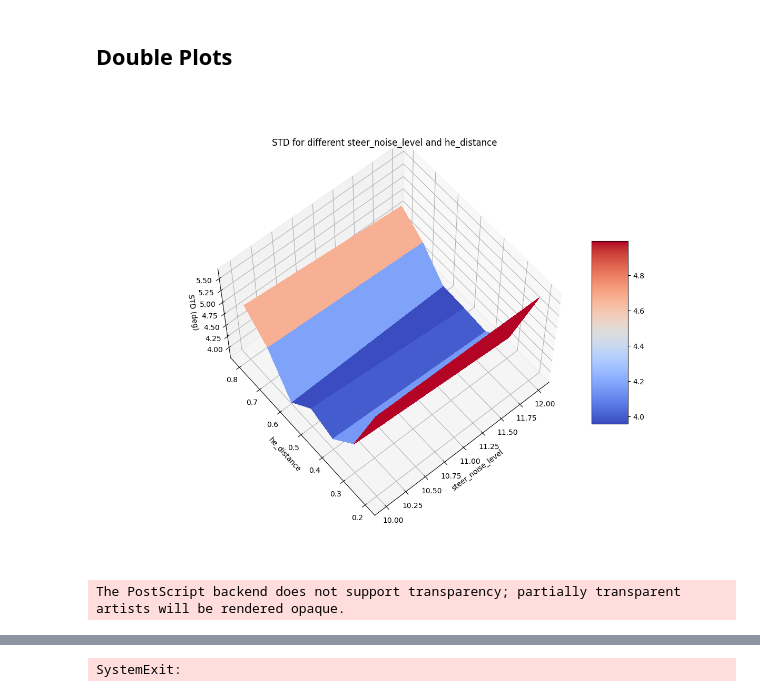
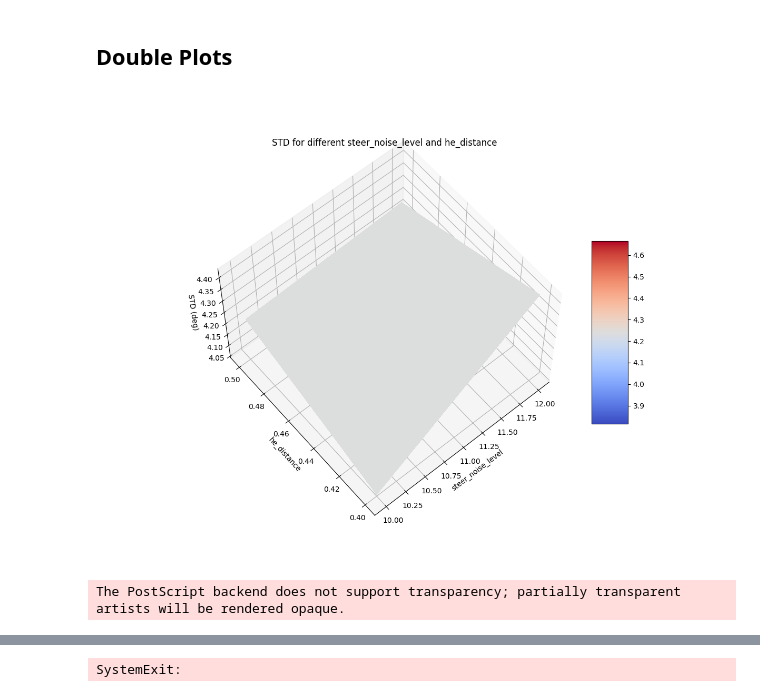
Before and after one commit to matgrand/bfmc_2022, a Jupyter notebook: combination_trainer.ipynb, the cells around one changed output, grey strips where cells are left out. Saved outputs shown, nothing was run; the diff lists cells and outputs as text; code cells hidden in the pictures.

```diff
--- a/combination_trainer.ipynb
+++ b/combination_trainer.ipynb
@@ -133,13 +155,13 @@ architecture_vars = ['a']
 droput_vars = [.3]#[0,.4,.8]
 
 steer_noise_level_vars = [10, 12] #[8, 12]#[0, 2, 4, 6, 8, 10, 12, 14, 16, 18, 20]#[0,4,8,10,12,16,20]#[0,2, 4,6, 8, 10, 12, 14, 16, 18, 20]
-he_distance_vars = [.2,.3,.4,.5,.6,.7,.8] #[.5,.6]#[.3,.4,.5,.6,.7,.8,.9]#[.2,.3,.4,.5,.6,.7,.8,.9]#[.4,.6,.8]#[.3,.4,.5,.55,.6,.7,.8,.9]
+he_distance_vars = [.4,.5] #[.5,.6]#[.3,.4,.5,.6,.7,.8,.9]#[.2,.3,.4,.5,.6,.7,.8,.9]#[.4,.6,.8]#[.3,.4,.5,.55,.6,.7,.8,.9]
 
 canny1_vars = [100]#[100, 0]
 canny2_vars = [200]#[200, 0]
 blur_vars = [3]#[0,3,5,7,9]#[3]#[0,3,5,7,9]
-img_noise_vars = [80]#[0,40,80,120,160]#[80]#[0,40,80,120,160]
-keep_bottom_vars = [.4,.5,.6,.7,.8,.9]#[.8]#[.4,.5,.6,.7,.8,.9]#[.8]#[.4,.5,.6,.7,.8,.9]
+img_noise_vars = [0,40,80,120,160]#[80]#[0,40,80,120,160]
+keep_bottom_vars = [.8]#[.8]#[.4,.5,.6,.7,.8,.9]#[.8]#[.4,.5,.6,.7,.8,.9]
 ds_length_vars = [10000]
 img_size_vars = [32]
 
@@ -420,9 +452,9 @@ batch_size_MSEs = get_STDs_for('batch_size', trainings_combinations, LIST_REAL_D
 # %%
 #plot for steer_noise_level and he_distance
 %matplotlib widget
-steer_noise_level_he_distance_MSEs = get2D_MSEs_for('steer_noise_level', 'he_distance', trainings_combinations, eval_datasets=REAL_EVALUATION_DATASETS, azimuth=-130, elevation=60, save=True)
+steer_noise_level_he_distance_MSEs = get2D_MSEs_for('steer_noise_level', 'he_distance', trainings_combinations, eval_datasets=REAL_EVALUATION_DATASETS, azimuth=-130, elevation=60, save=False)
 # %% [output]
-[figure, old version]
+[figure, new version]
 The PostScript backend does not support transparency; partially transparent artists will be rendered opaque.
 # %%
 #plot for steer_noise_level and img_noise_vars
```
Also changed, not shown: parts of 15 cells of this notebook.
